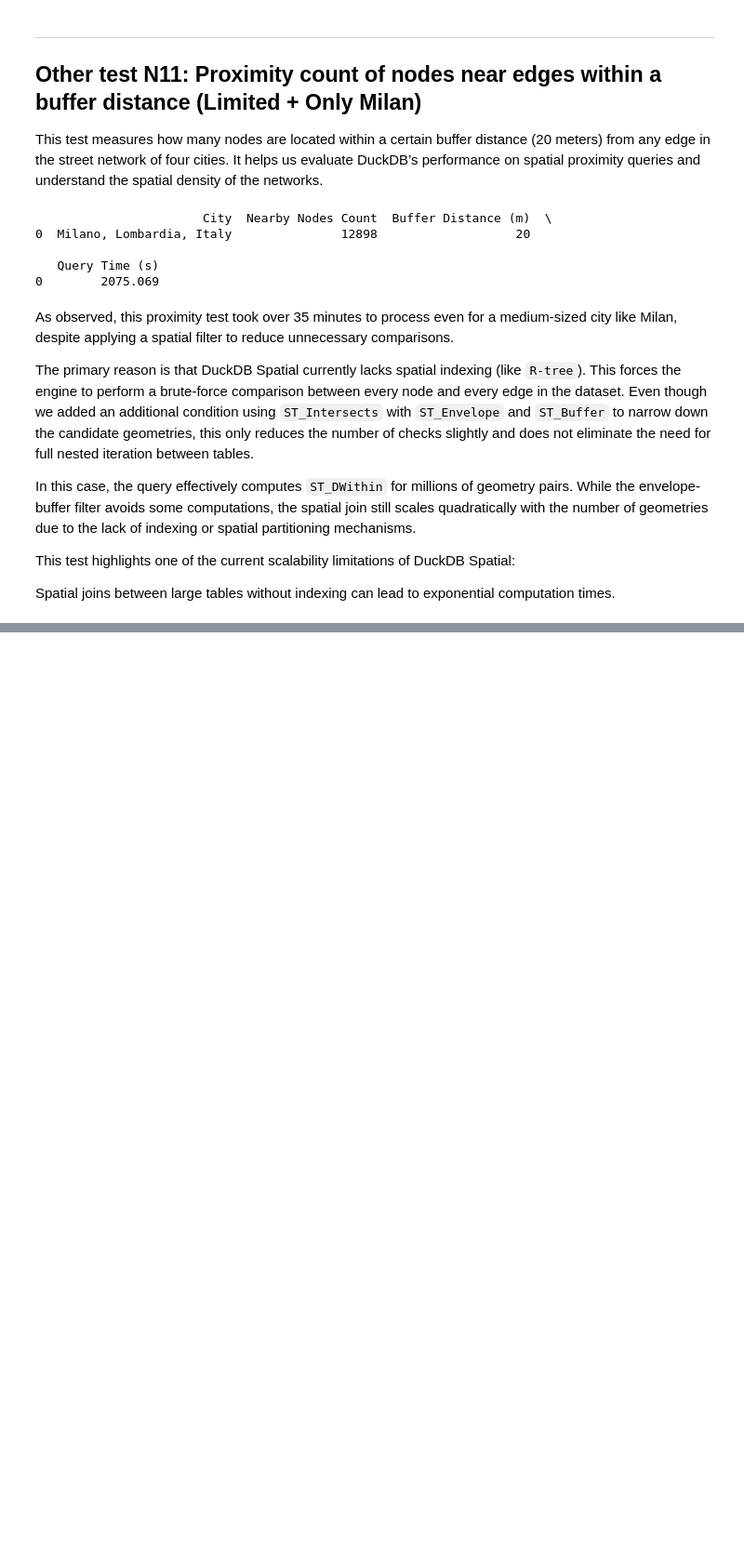
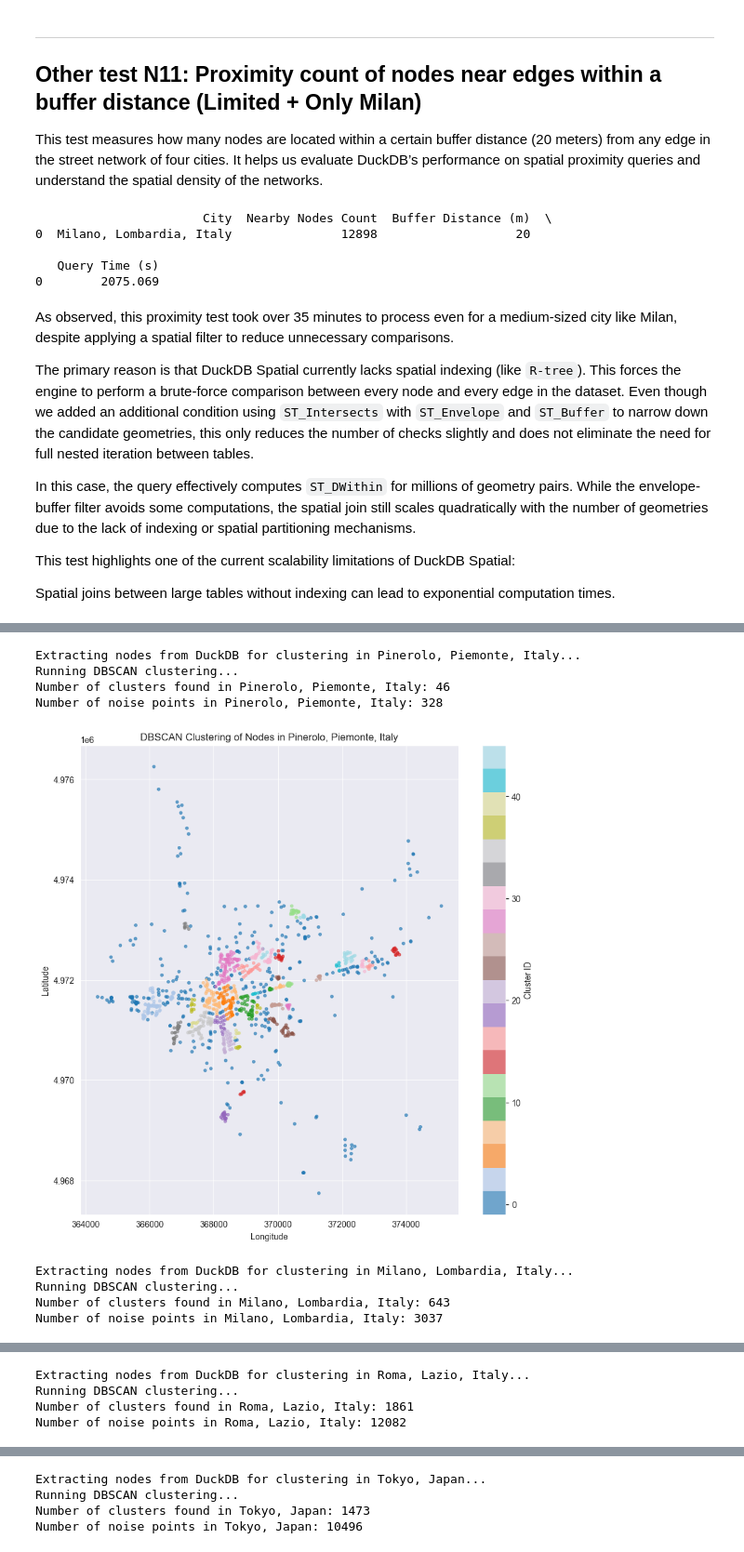
Before and after one commit to dimuzzo/testing-project, a Jupyter notebook: DuckDB/duckdb_scalability_test.ipynb, the cells around one changed output, grey strips where cells are left out. Shown at 93% size. Saved outputs shown, nothing was run; the diff lists cells and outputs as text; code cells hidden in the pictures; blank space fills up the shorter version.

```diff
--- a/DuckDB/duckdb_scalability_test.ipynb
+++ b/DuckDB/duckdb_scalability_test.ipynb
@@ -769,0 +962,67 @@ Spatial joins between large tables without indexing can lead to exponential comp
+# %%
+import geopandas as gpd
+from sklearn.cluster import DBSCAN
+
+for city in cities:
+    table_suffix = normalize_city_name(city)
+
+    print(f"Extracting nodes from DuckDB for clustering in {city}...")
+
+    query = f"""
+    SELECT node_id, geometry_wkt
+    FROM nodes_{table_suffix}
+    """
+
+    # Fetch data from DuckDB
+    df_nodes = con.execute(query).fetchdf()
+    # Convert WKT geometry string to shapely geometry object
+    df_nodes['geometry'] = df_nodes['geometry_wkt'].apply(wkt.loads)
+    # Create GeoDataFrame with geometry column
+    gdf_nodes = gpd.GeoDataFrame(df_nodes, geometry='geometry')
+
+    # Extract coordinates as (x, y) tuples - NOTE: these are lon/lat in degrees
+    coords = gdf_nodes.geometry.apply(lambda geom: (geom.x, geom.y)).tolist()
+
+    print("Running DBSCAN clustering...")
+
+    # Run DBSCAN clustering on coordinates
+    # Epsilon=100 means 100 units of coordinate space (which is degrees here and problematic)
+    # So this only makes sense if coords are in projected meters, but here you keep degrees
+    # If results are OK for your dataset, keep it. Otherwise, consider projecting coords in meters.
+    db = DBSCAN(eps=100, min_samples=5, metric='euclidean').fit(coords)
+
+    # Assign cluster labels (-1 = noise)
+    gdf_nodes['cluster'] = db.labels_
+
+    # Count clusters ignoring noise points (-1)
+    n_clusters = len(set(db.labels_)) - (1 if -1 in db.labels_ else 0)
+    n_noise = list(db.labels_).count(-1)
+
+    print(f"Number of clusters found in {city}: {n_clusters}")
+    print(f"Number of noise points in {city}: {n_noise}")
+
+    # Plotting results: scatter colored by cluster id
+    plt.figure(figsize=(10, 10))
+    scatter = plt.scatter(
+        [pt[0] for pt in coords],
+        [pt[1] for pt in coords],
+        c=gdf_nodes['cluster'],
+        cmap='tab20',
+        s=10,
+        alpha=0.6
+    )
+    plt.title(f"DBSCAN Clustering of Nodes in {city}")
+    plt.xlabel("Longitude")
+    plt.ylabel("Latitude")
+    plt.colorbar(scatter, label="Cluster ID")
+    plt.show()
+# %% [output]
+Extracting nodes from DuckDB for clustering in Pinerolo, Piemonte, Italy...
+Running DBSCAN clustering...
+Number of clusters found in Pinerolo, Piemonte, Italy: 46
+Number of noise points in Pinerolo, Piemonte, Italy: 328
+[figure, added]
+Extracting nodes from DuckDB for clustering in Milano, Lombardia, Italy...
+Running DBSCAN clustering...
+Number of clusters found in Milano, Lombardia, Italy: 643
+Number of noise points in Milano, Lombardia, Italy: 3037
@@ -769,0 +1030,4 @@ Spatial joins between large tables without indexing can lead to exponential comp
+Extracting nodes from DuckDB for clustering in Roma, Lazio, Italy...
+Running DBSCAN clustering...
+Number of clusters found in Roma, Lazio, Italy: 1861
+Number of noise points in Roma, Lazio, Italy: 12082
@@ -769,0 +1035,4 @@ Spatial joins between large tables without indexing can lead to exponential comp
+Extracting nodes from DuckDB for clustering in Tokyo, Japan...
+Running DBSCAN clustering...
+Number of clusters found in Tokyo, Japan: 1473
+Number of noise points in Tokyo, Japan: 10496
```
Also changed, not shown: parts of 9 cells of this notebook.
